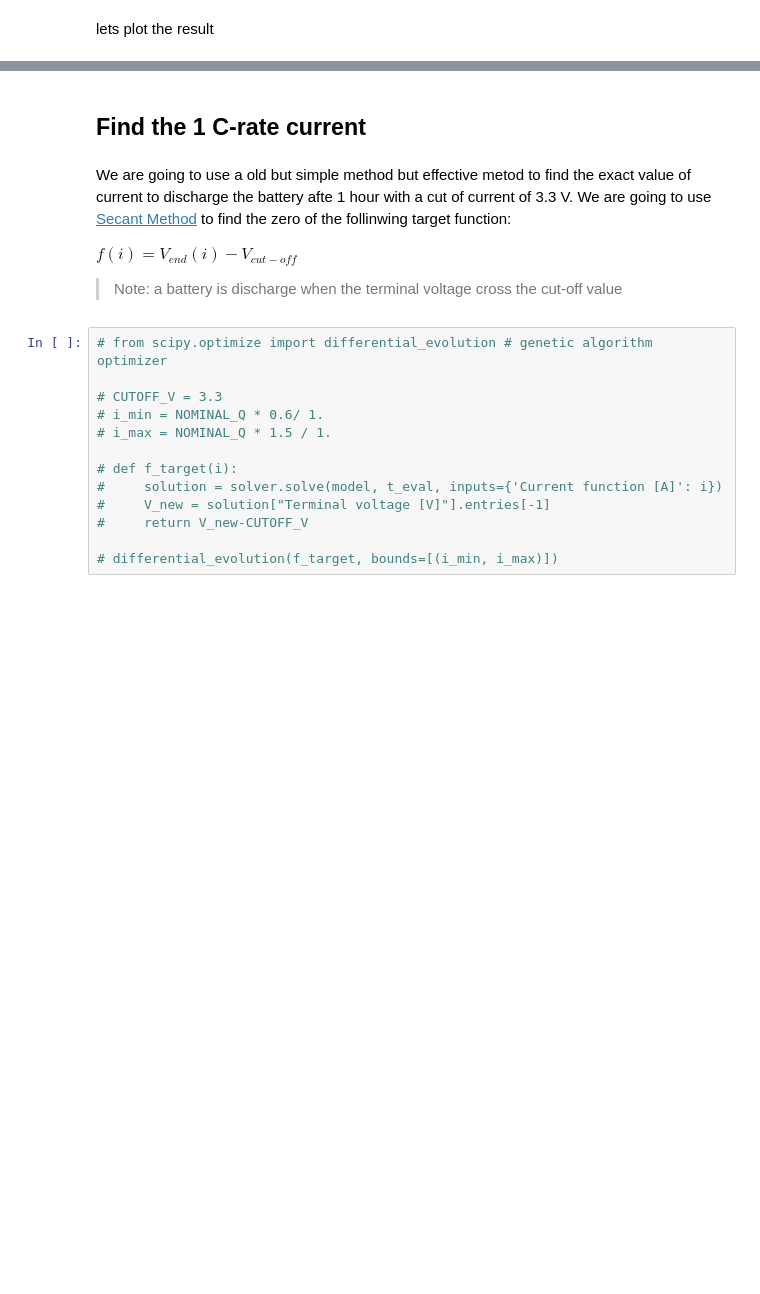
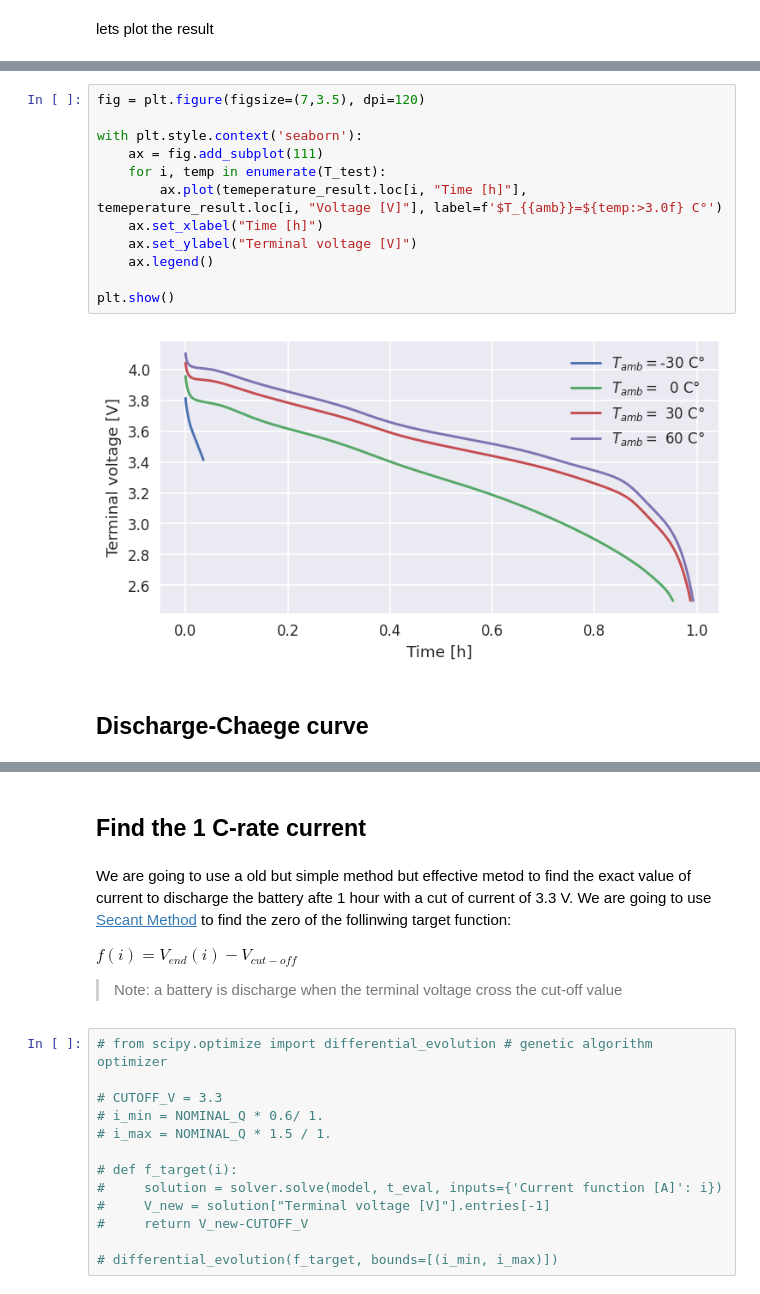
Before and after one commit to paolodeangelis/Energy_storage, a Jupyter notebook: 2-Hands-on_LIB_modelling.ipynb, the cells around one changed output, grey strips where cells are left out. Drawn from its saved outputs; the diff is of its cells as text; blank space fills up the shorter version.

```diff
--- a/2-Hands-on_LIB_modelling.ipynb
+++ b/2-Hands-on_LIB_modelling.ipynb
@@ -118,0 +264,16 @@ plt.show()
+# %%
+fig = plt.figure(figsize=(7,3.5), dpi=120)
+
+with plt.style.context('seaborn'):
+    ax = fig.add_subplot(111)
+    for i, temp in enumerate(T_test):
+        ax.plot(temeperature_result.loc[i, "Time [h]"], temeperature_result.loc[i, "Voltage [V]"], label=f'$T_{{amb}}=${temp:>3.0f} C°')
+    ax.set_xlabel("Time [h]")
+    ax.set_ylabel("Terminal voltage [V]")
+    ax.legend()
+
+plt.show()
+# %% [output]
+[figure, added]
+# %% [markdown]
+## Discharge-Chaege curve
```
Also changed, not shown: parts of 43 cells of this notebook.
